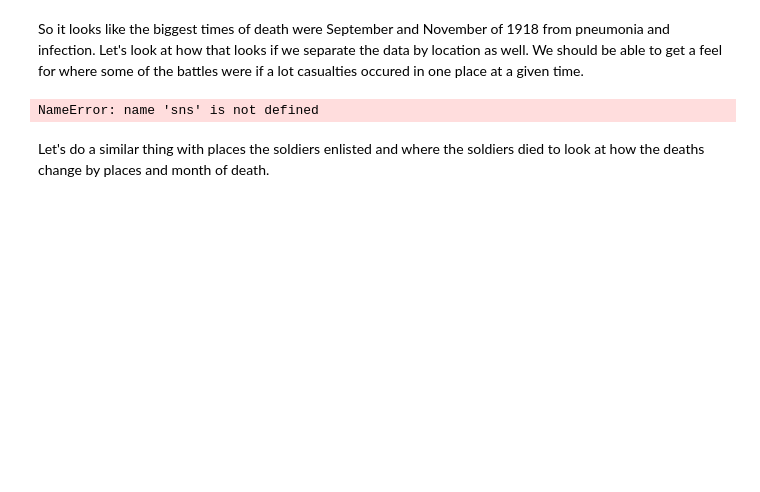
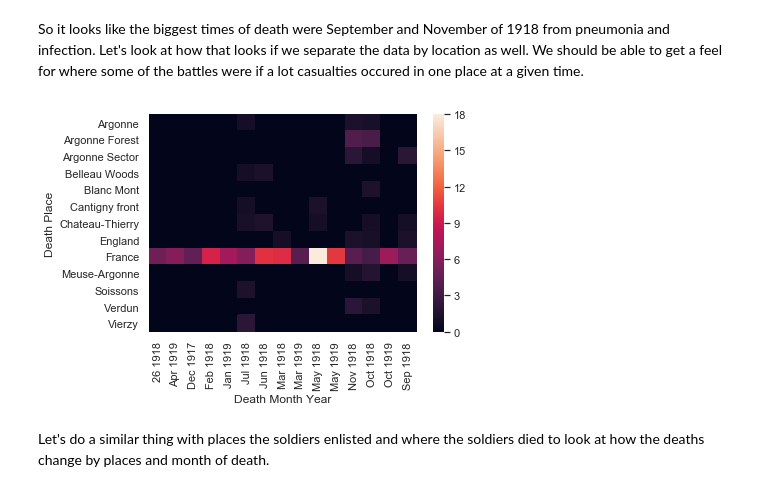
Before and after one commit to benbranchflower/applied_machine_learning, a Jupyter notebook: Georgia_service_cards.ipynb, the cells around one changed output. Saved outputs shown, nothing was run; the diff lists cells and outputs as text; code cells hidden in the pictures; blank space fills up the shorter version.

Commit message:
fixed error

```diff
--- a/Georgia_service_cards.ipynb
+++ b/Georgia_service_cards.ipynb
@@ -110,17 +110,17 @@ So it looks like the biggest times of death were September and November of 1918
 # %%
 sns.set()
 # creating a summay table of deaths by month and death place
 def make_heatmap(df, index, columns, values):
     """This finction makes a heatmap by counts of categorical variables"""
     temp = pd.pivot_table(df, index=index, columns=columns,
                               values=values, dropna=True, fill_value=0)
     temp.dropna(how='all', inplace=True)
     temp = temp[temp.max(axis=1) > 3]
     temp = temp.transpose()[temp.transpose().max(axis=1) > 1]
-    seaborn.heatmap(temp)
+    sns.heatmap(temp)
 make_heatmap(df, index='Death Month Year', columns='Death Place', values='county_dplace_occur')
 # %% [output]
-NameError: name 'sns' is not defined
+[figure, added]
 # %% [markdown]
 Let's do a similar thing with places the soldiers enlisted and where the soldiers died to look at how the deaths change by places and month of death.
 # %%
```
Also changed, not shown: parts of 4 cells of this notebook.
